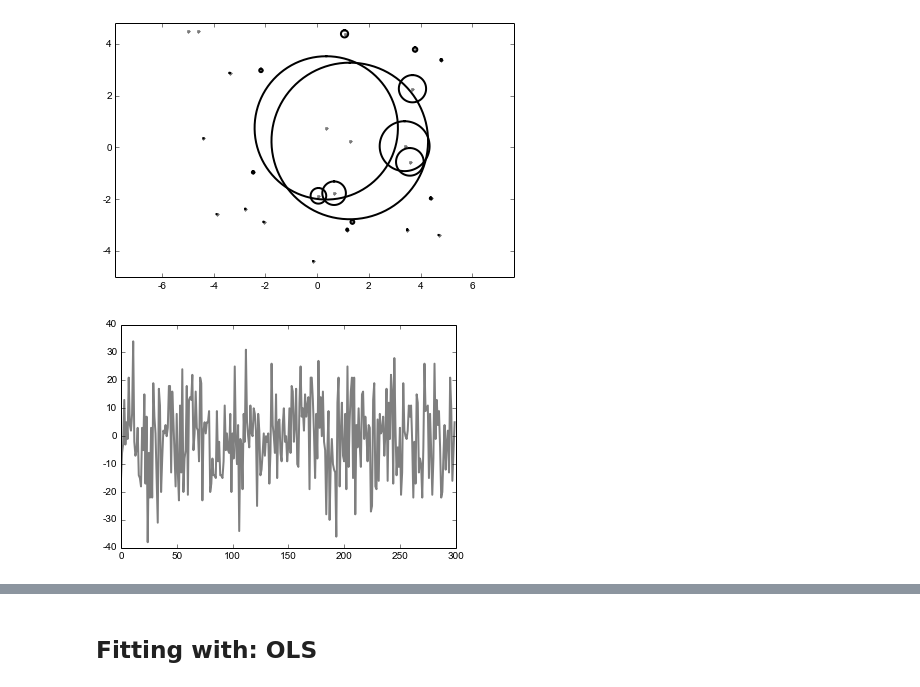
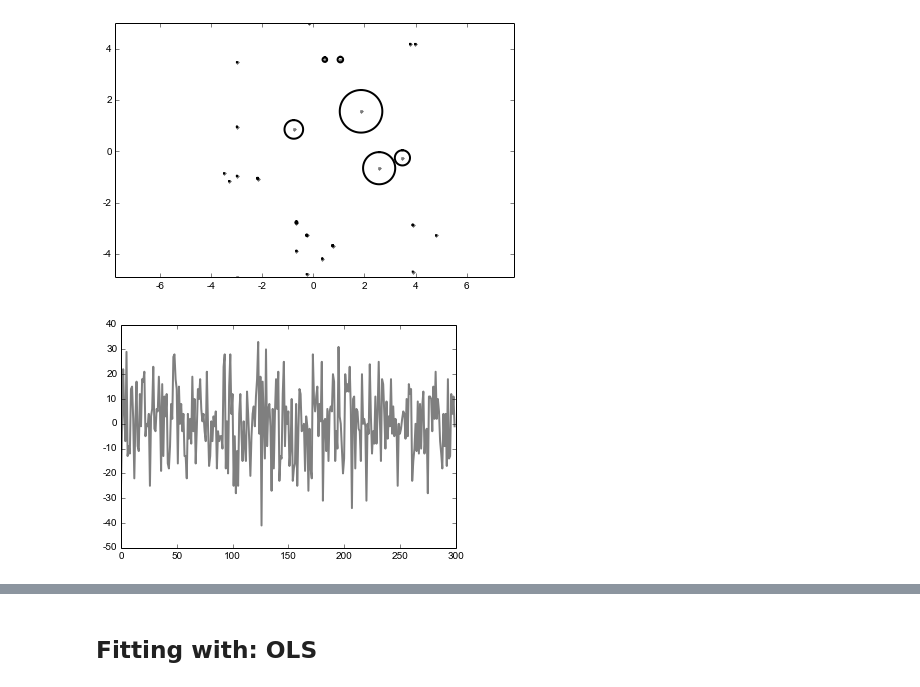
Before and after one commit to mobeets/pyASDRD, a Jupyter notebook: ASD.ipynb, the cells around one changed output, grey strips where cells are left out. Cells and saved outputs as stored; diff of their text form; code cells hidden in the pictures.

```diff
--- a/ASD.ipynb
+++ b/ASD.ipynb
@@ -19,17 +19,19 @@ reload(resp)
 # %%
 rmse = lambda x, y: np.sqrt(np.mean((y-x)**2))
 # %%
+reload(stim)
+reload(resp)
 n, ns, nt = 300, 25, 7
 S = stim.Stim(n, nt, ns)
-R = resp.Resp(S, signalType='bilinear')
+R = resp.Resp(S, ssq=8.0, signalType='full')
 plot.XY(S, R)
 # %% [output]
-[figure, old version]
+[figure, new version]
 # %%
-plt.plot(np.sum(S.Xb, 1), 'k-', alpha=0.5)
+plt.plot(S.Xm, 'k-', alpha=0.5)
 plt.show()
 # %% [output]
-[figure, old version]
+[figure, new version]
 # %%
 plt.plot(R.Y, 'k-', alpha=0.5)
 plt.show()
```
Also changed, not shown: parts of 14 cells of this notebook, 3 other files.
